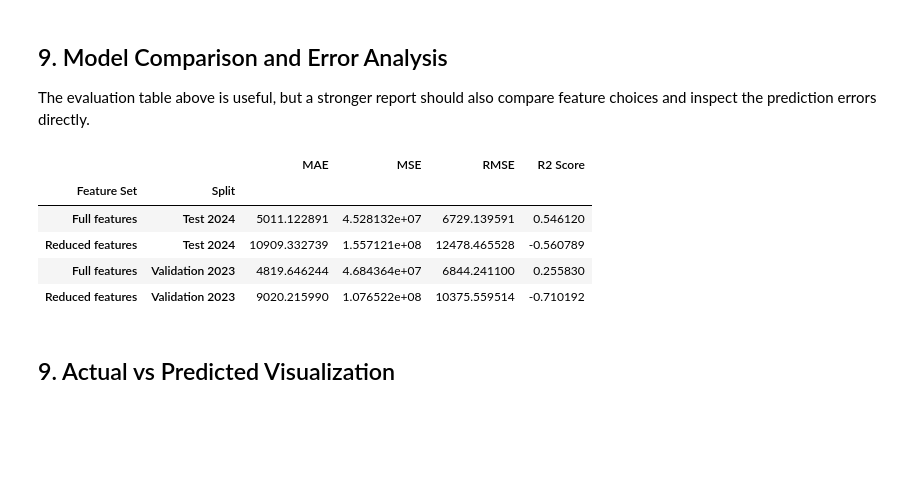
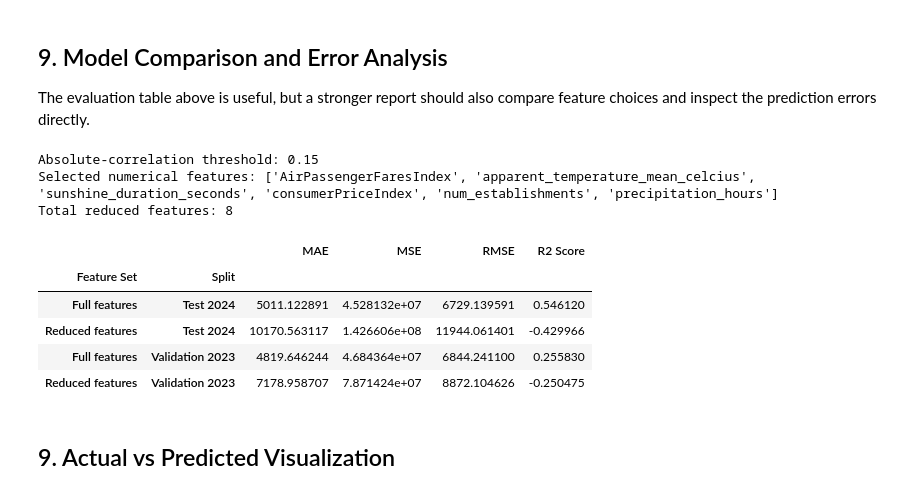
Before and after one commit to JanithaRajapaksha/ml-paper, a Jupyter notebook: final_comparison_notebook.ipynb, the cells around one changed output. Cells and saved outputs as stored; diff of their text form; code cells hidden in the pictures; blank space fills up the shorter version.

```diff
--- a/final_comparison_notebook.ipynb
+++ b/final_comparison_notebook.ipynb
@@ -518,16 +519,23 @@ results
 
 The evaluation table above is useful, but a stronger report should also compare feature choices and inspect the prediction errors directly.
 # %%
+# Select numerical features directly from the correlation table above.
+# The threshold is applied to absolute correlation so both positive and
+# negative relationships with tourist arrivals are considered.
+correlation_threshold = 0.15
+selected_numeric_features = feature_target_corr[
+    feature_target_corr.abs() >= correlation_threshold
+].index.tolist()
+
 reduced_feature_subset = [
     'month',
     'originCountry',
-    'apparent_temperature_mean_celcius',
-    'sunshine_duration_seconds',
-    'rain_sum_mm',
-    'precipitation_hours',
-    'num_establishments',
-    'consumerPriceIndex'
+    *selected_numeric_features
 ]
+
+print(f'Absolute-correlation threshold: {correlation_threshold}')
+print(f'Selected numerical features: {selected_numeric_features}')
+print(f'Total reduced features: {len(reduced_feature_subset)}')
 
 X_reduced = X[reduced_feature_subset].copy()
 
@@ -549,36 +557,39 @@ for feature_label, X_subset in [
 
     feature_model = Pipeline(
         steps=[
             ('preprocessor', feature_preprocessor),
             ('model', LinearRegression())
         ]
     )
 
     feature_model.fit(X_train, y_train)
 
     for split_name, X_eval, y_eval in [
         ('Validation 2023', X_val, y_val),
         ('Test 2024', X_test, y_test)
     ]:
         score = evaluate_model(feature_model, X_eval, y_eval)
         score['Feature Set'] = feature_label
         score['Split'] = split_name
         feature_comparison_rows.append(score)
 
 feature_comparison_results = (
     pd.DataFrame(feature_comparison_rows)
     .set_index(['Feature Set', 'Split'])
     .sort_values(['Split', 'RMSE'])
 )
 
 feature_comparison_results
 # %% [output]
+Absolute-correlation threshold: 0.15
+Selected numerical features: ['AirPassengerFaresIndex', 'apparent_temperature_mean_celcius', 'sunshine_duration_seconds', 'consumerPriceIndex', 'num_establishments', 'precipitation_hours']
+Total reduced features: 8
 |  |  | MAE | MSE | RMSE | R2 Score |
 | Feature Set | Split |  |  |  |  |
 | Full features | Test 2024 | 5011.122891 | 4.528132e+07 | 6729.139591 | 0.546120 |
-| Reduced features | Test 2024 | 10909.332739 | 1.557121e+08 | 12478.465528 | -0.560789 |
+| Reduced features | Test 2024 | 10170.563117 | 1.426606e+08 | 11944.061401 | -0.429966 |
 | Full features | Validation 2023 | 4819.646244 | 4.684364e+07 | 6844.241100 | 0.255830 |
-| Reduced features | Validation 2023 | 9020.215990 | 1.076522e+08 | 10375.559514 | -0.710192 |
+| Reduced features | Validation 2023 | 7178.958707 | 7.871424e+07 | 8872.104626 | -0.250475 |
 # %% [markdown]
 ## 9. Actual vs Predicted Visualization
 # %%
```
Also changed, not shown: parts of 7 cells of this notebook, 20 other files.
